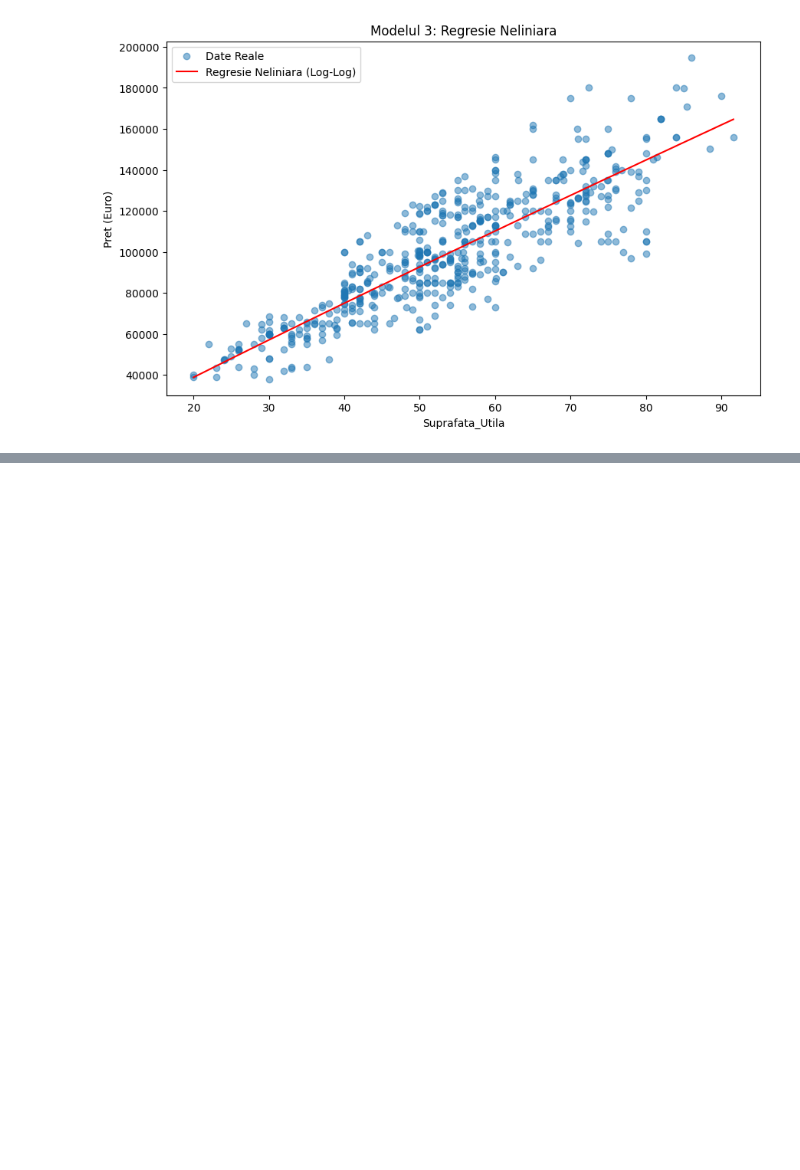
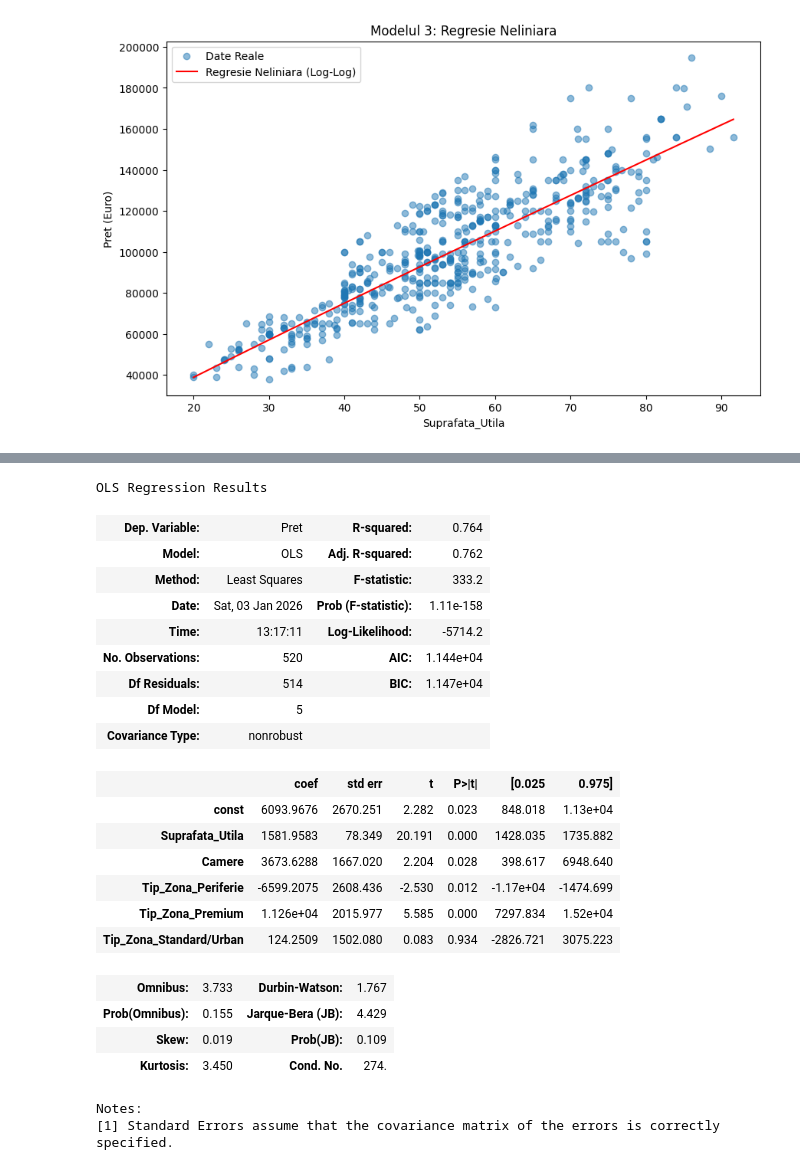
Before and after one commit to BejenaruIoanMatei/iasi-housing-market-analysis, a Jupyter notebook: notebooks/3_exploratory_analysis.ipynb, the cells around one changed output, grey strips where cells are left out. Cells and saved outputs as stored; diff of their text form; code cells hidden in the pictures; blank space fills up the shorter version.

```diff
--- a/notebooks/3_exploratory_analysis.ipynb
+++ b/notebooks/3_exploratory_analysis.ipynb
@@ -907,0 +936,26 @@ plt.show()
+# %%
+model_multi.summary()
+# %% [output]
+OLS Regression Results
+| Dep. Variable: | Pret | R-squared: | 0.764 |
+| Model: | OLS | Adj. R-squared: | 0.762 |
+| Method: | Least Squares | F-statistic: | 333.2 |
+| Date: | Sat, 03 Jan 2026 | Prob (F-statistic): | 1.11e-158 |
+| Time: | 13:17:11 | Log-Likelihood: | -5714.2 |
+| No. Observations: | 520 | AIC: | 1.144e+04 |
+| Df Residuals: | 514 | BIC: | 1.147e+04 |
+| Df Model: | 5 |  |  |
+| Covariance Type: | nonrobust |  |  |
+|  | coef | std err | t | P>|t| | [0.025 | 0.975] |
+| const | 6093.9676 | 2670.251 | 2.282 | 0.023 | 848.018 | 1.13e+04 |
+| Suprafata_Utila | 1581.9583 | 78.349 | 20.191 | 0.000 | 1428.035 | 1735.882 |
+| Camere | 3673.6288 | 1667.020 | 2.204 | 0.028 | 398.617 | 6948.640 |
+| Tip_Zona_Periferie | -6599.2075 | 2608.436 | -2.530 | 0.012 | -1.17e+04 | -1474.699 |
+| Tip_Zona_Premium | 1.126e+04 | 2015.977 | 5.585 | 0.000 | 7297.834 | 1.52e+04 |
+| Tip_Zona_Standard/Urban | 124.2509 | 1502.080 | 0.083 | 0.934 | -2826.721 | 3075.223 |
+| Omnibus: | 3.733 | Durbin-Watson: | 1.767 |
+| Prob(Omnibus): | 0.155 | Jarque-Bera (JB): | 4.429 |
+| Skew: | 0.019 | Prob(JB): | 0.109 |
+| Kurtosis: | 3.450 | Cond. No. | 274. |
+Notes:
+[1] Standard Errors assume that the covariance matrix of the errors is correctly specified.
```
Also changed, not shown: parts of 9 cells of this notebook.
